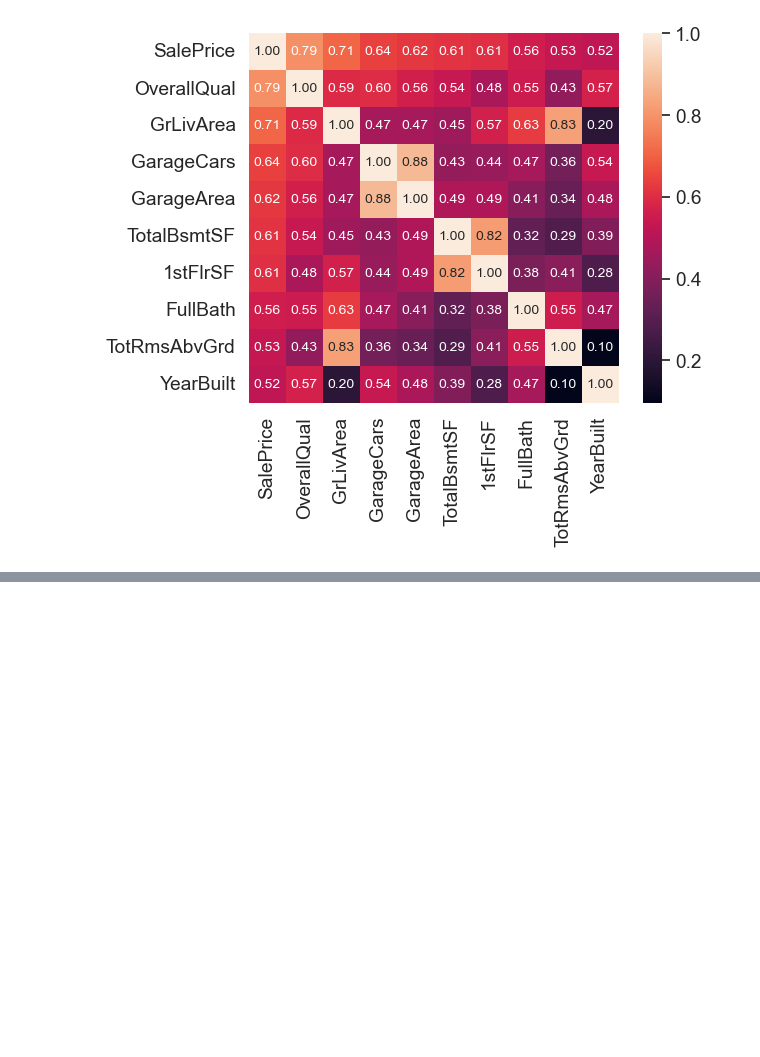
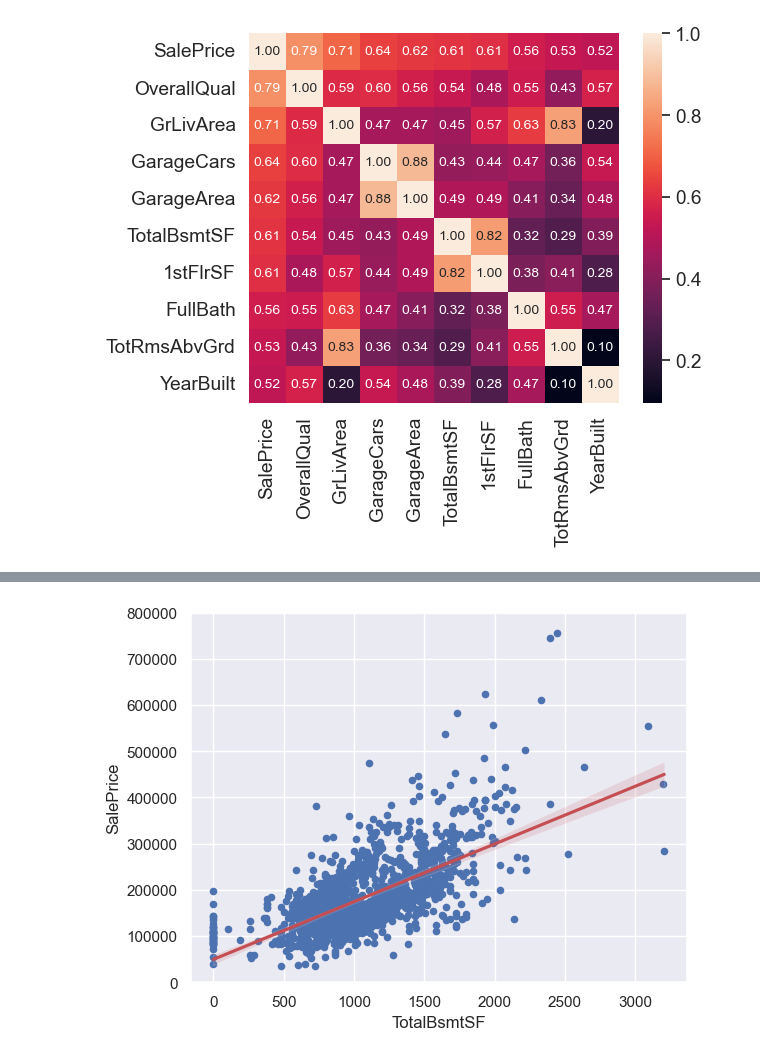
Before and after one commit to Ricky7737/DataAnalysisAndLearning, a Jupyter notebook: Kaggle資料練習/1.HousePricePredict/練習預測/1-DataPreprocessing-practice2.ipynb, the cells around one changed output, grey strips where cells are left out. Saved outputs shown, nothing was run; the diff lists cells and outputs as text; code cells hidden in the pictures; blank space fills up the shorter version.

```diff
--- a/Kaggle資料練習/1.HousePricePredict/練習預測/1-DataPreprocessing-practice2.ipynb
+++ b/Kaggle資料練習/1.HousePricePredict/練習預測/1-DataPreprocessing-practice2.ipynb
@@ -187,0 +309,12 @@ plt.show()
+# %%
+# 從以上表格可以看到，ID 524 與 1299 SalePrice 比較異常，因此刪除
+df_train = df_train.drop(df_train[df_train['Id'].isin([1299, 524])].index)
+# %%
+# 分析 地下室總面積 / 售價
+var_1 = 'TotalBsmtSF'
+data_1 = pd.concat([df_train['SalePrice'], df_train[var_1]], axis=1)
+data_1.plot.scatter(x=var_1, y='SalePrice', ylim=(0,800000));
+sns.regplot(x=var_1, y='SalePrice', data=data_1, scatter=False, color='r')
+plt.show()
+# %% [output]
+[figure, added]
```
Also changed, not shown: parts of 23 cells of this notebook.
